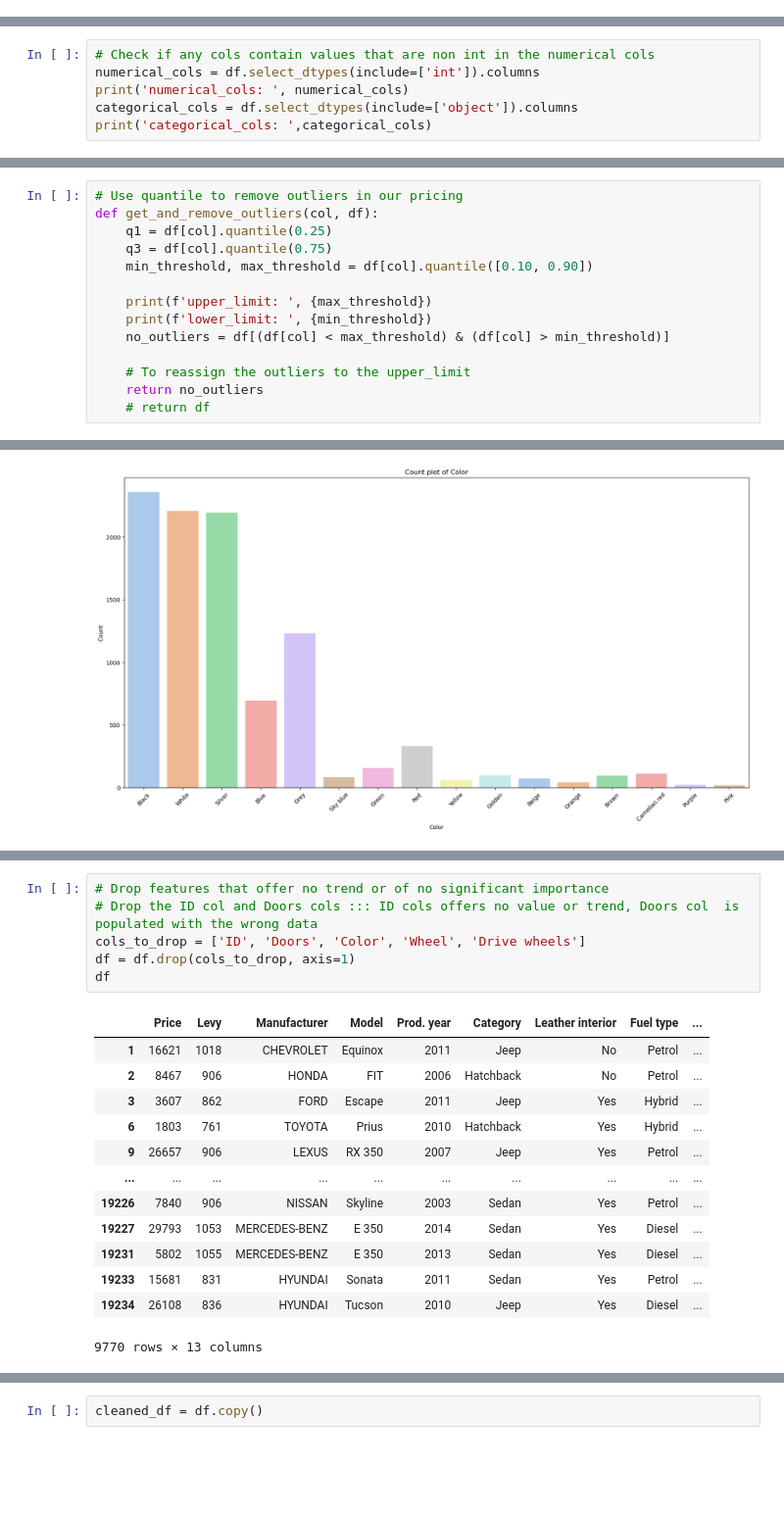
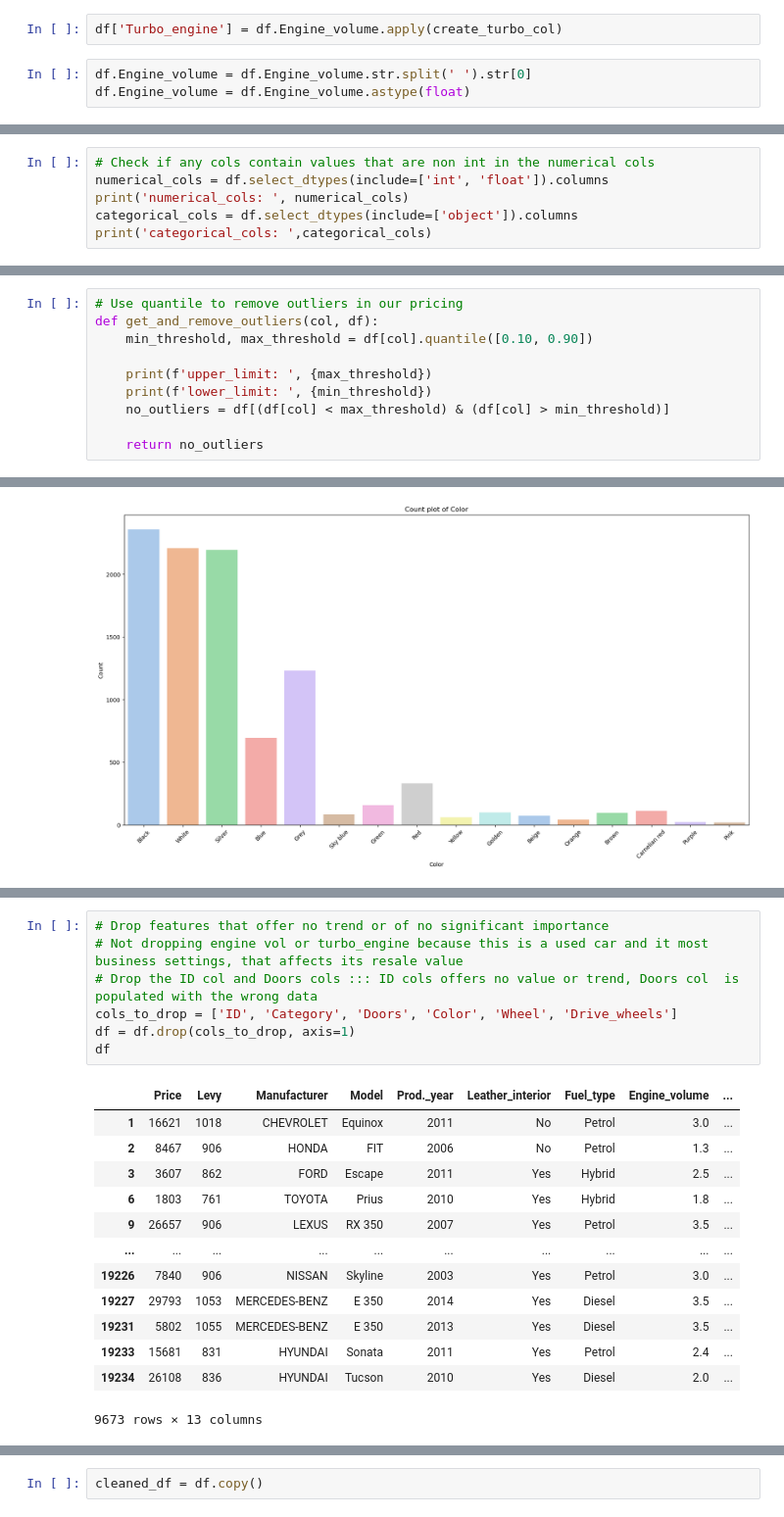
Before and after one commit to Aifedayo/data-science-maths, a Jupyter notebook: Projects/flask_server_car_price_pred_v2/model/car_price_prediction_model_v2.ipynb, the cells around one changed output, grey strips where cells are left out. Shown at 98% size. Saved outputs shown, nothing was run; the diff lists cells and outputs as text; blank space fills up the shorter version.

```diff
--- a/Projects/flask_server_car_price_pred_v2/model/car_price_prediction_model_v2.ipynb
+++ b/Projects/flask_server_car_price_pred_v2/model/car_price_prediction_model_v2.ipynb
@@ -138,3 +122,8 @@ memory usage: 2.6+ MB
+# %%
+df['Turbo_engine'] = df.Engine_volume.apply(create_turbo_col)
+# %%
+df.Engine_volume = df.Engine_volume.str.split(' ').str[0]
+df.Engine_volume = df.Engine_volume.astype(float)
 # %%
 df.describe()
 # %% [output]
@@ -149,7 +138,7 @@ df.describe()
 | max | 4.581665e+07 | 2.630750e+07 | 11714.000000 | 2020.000000 | 20.000000 | 2.147484e+09 | 16.000000 | 16.000000 |
 # %%
 # Check if any cols contain values that are non int in the numerical cols
-numerical_cols = df.select_dtypes(include=['int']).columns
+numerical_cols = df.select_dtypes(include=['int', 'float']).columns
 print('numerical_cols: ', numerical_cols)
 categorical_cols = df.select_dtypes(include=['object']).columns
 print('categorical_cols: ',categorical_cols)
@@ -193,17 +184,13 @@ for col in numerical_cols:
 # %%
 # Use quantile to remove outliers in our pricing
 def get_and_remove_outliers(col, df):
-    q1 = df[col].quantile(0.25)
-    q3 = df[col].quantile(0.75)
     min_threshold, max_threshold = df[col].quantile([0.10, 0.90])
 
     print(f'upper_limit: ', {max_threshold})
     print(f'lower_limit: ', {min_threshold})
     no_outliers = df[(df[col] < max_threshold) & (df[col] > min_threshold)]
 
-    # To reassign the outliers to the upper_limit
     return no_outliers
-    # return df
 # %%
 df = get_and_remove_outliers(df=df, col='Levy')
 # %% [output]
@@ -282,20 +278,21 @@ for col in categorical_cols:
 # %%
 # Drop features that offer no trend or of no significant importance
+# Not dropping engine vol or turbo_engine because this is a used car and it most business settings, that affects its resale value
 # Drop the ID col and Doors cols ::: ID cols offers no value or trend, Doors col  is populated with the wrong data
-cols_to_drop = ['ID', 'Doors', 'Color', 'Wheel', 'Drive wheels']
+cols_to_drop = ['ID', 'Category', 'Doors', 'Color', 'Wheel', 'Drive_wheels']
 df = df.drop(cols_to_drop, axis=1)
 df
 # %% [output]
-|  | Price | Levy | Manufacturer | Model | Prod. year | Category | Leather interior | Fuel type | ... |
-| 1 | 16621 | 1018 | CHEVROLET | Equinox | 2011 | Jeep | No | Petrol | ... |
-| 2 | 8467 | 906 | HONDA | FIT | 2006 | Hatchback | No | Petrol | ... |
-| 3 | 3607 | 862 | FORD | Escape | 2011 | Jeep | Yes | Hybrid | ... |
-| 6 | 1803 | 761 | TOYOTA | Prius | 2010 | Hatchback | Yes | Hybrid | ... |
-| 9 | 26657 | 906 | LEXUS | RX 350 | 2007 | Jeep | Yes | Petrol | ... |
+|  | Price | Levy | Manufacturer | Model | Prod._year | Leather_interior | Fuel_type | Engine_volume | ... |
+| 1 | 16621 | 1018 | CHEVROLET | Equinox | 2011 | No | Petrol | 3.0 | ... |
+| 2 | 8467 | 906 | HONDA | FIT | 2006 | No | Petrol | 1.3 | ... |
+| 3 | 3607 | 862 | FORD | Escape | 2011 | Yes | Hybrid | 2.5 | ... |
+| 6 | 1803 | 761 | TOYOTA | Prius | 2010 | Yes | Hybrid | 1.8 | ... |
+| 9 | 26657 | 906 | LEXUS | RX 350 | 2007 | Yes | Petrol | 3.5 | ... |
 | ... | ... | ... | ... | ... | ... | ... | ... | ... | ... |
-| 19226 | 7840 | 906 | NISSAN | Skyline | 2003 | Sedan | Yes | Petrol | ... |
-| 19227 | 29793 | 1053 | MERCEDES-BENZ | E 350 | 2014 | Sedan | Yes | Diesel | ... |
-| 19231 | 5802 | 1055 | MERCEDES-BENZ | E 350 | 2013 | Sedan | Yes | Diesel | ... |
-| 19233 | 15681 | 831 | HYUNDAI | Sonata | 2011 | Sedan | Yes | Petrol | ... |
-| 19234 | 26108 | 836 | HYUNDAI | Tucson | 2010 | Jeep | Yes | Diesel | ... |
+| 19226 | 7840 | 906 | NISSAN | Skyline | 2003 | Yes | Petrol | 3.0 | ... |
+| 19227 | 29793 | 1053 | MERCEDES-BENZ | E 350 | 2014 | Yes | Diesel | 3.5 | ... |
+| 19231 | 5802 | 1055 | MERCEDES-BENZ | E 350 | 2013 | Yes | Diesel | 3.5 | ... |
+| 19233 | 15681 | 831 | HYUNDAI | Sonata | 2011 | Yes | Petrol | 2.4 | ... |
+| 19234 | 26108 | 836 | HYUNDAI | Tucson | 2010 | Yes | Diesel | 2.0 | ... |
-9770 rows × 13 columns
+9673 rows × 13 columns
```
Also changed, not shown: parts of 34 cells of this notebook.
